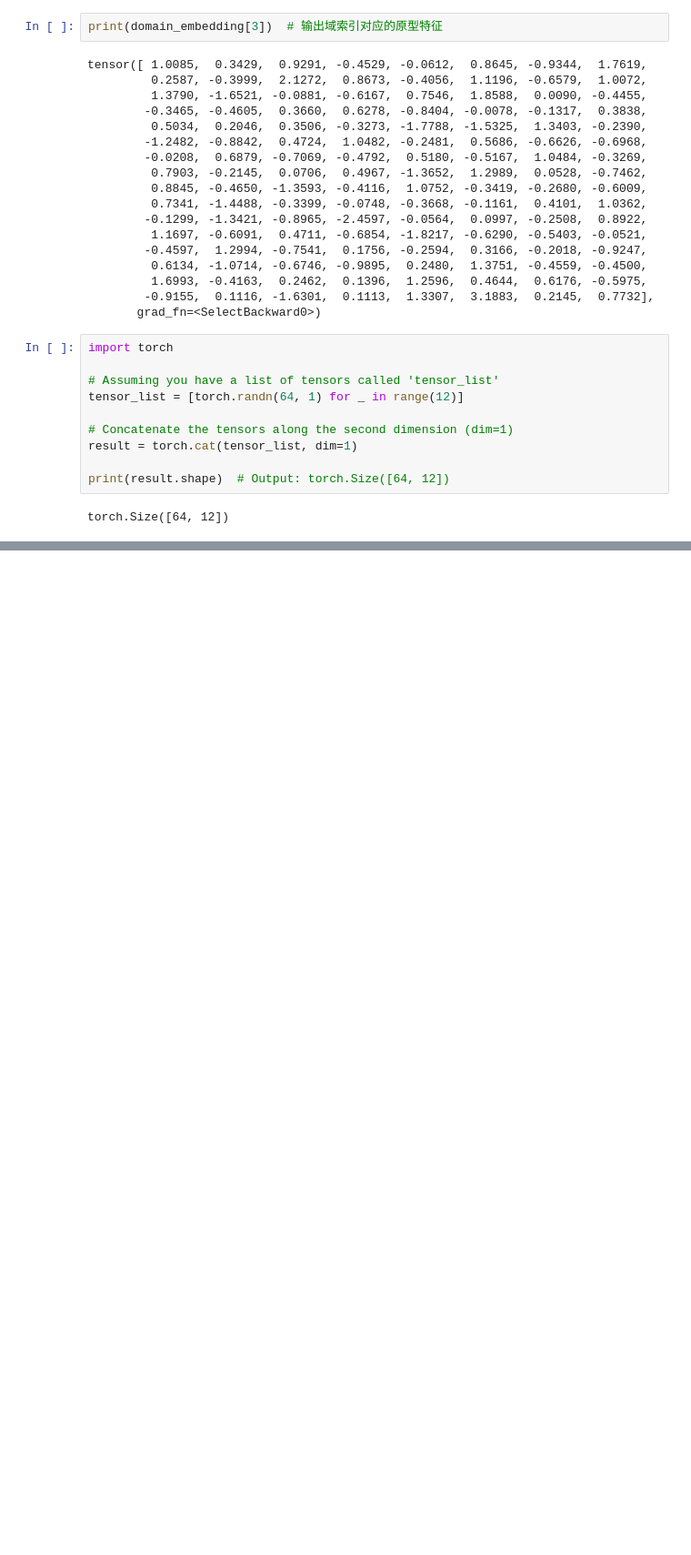
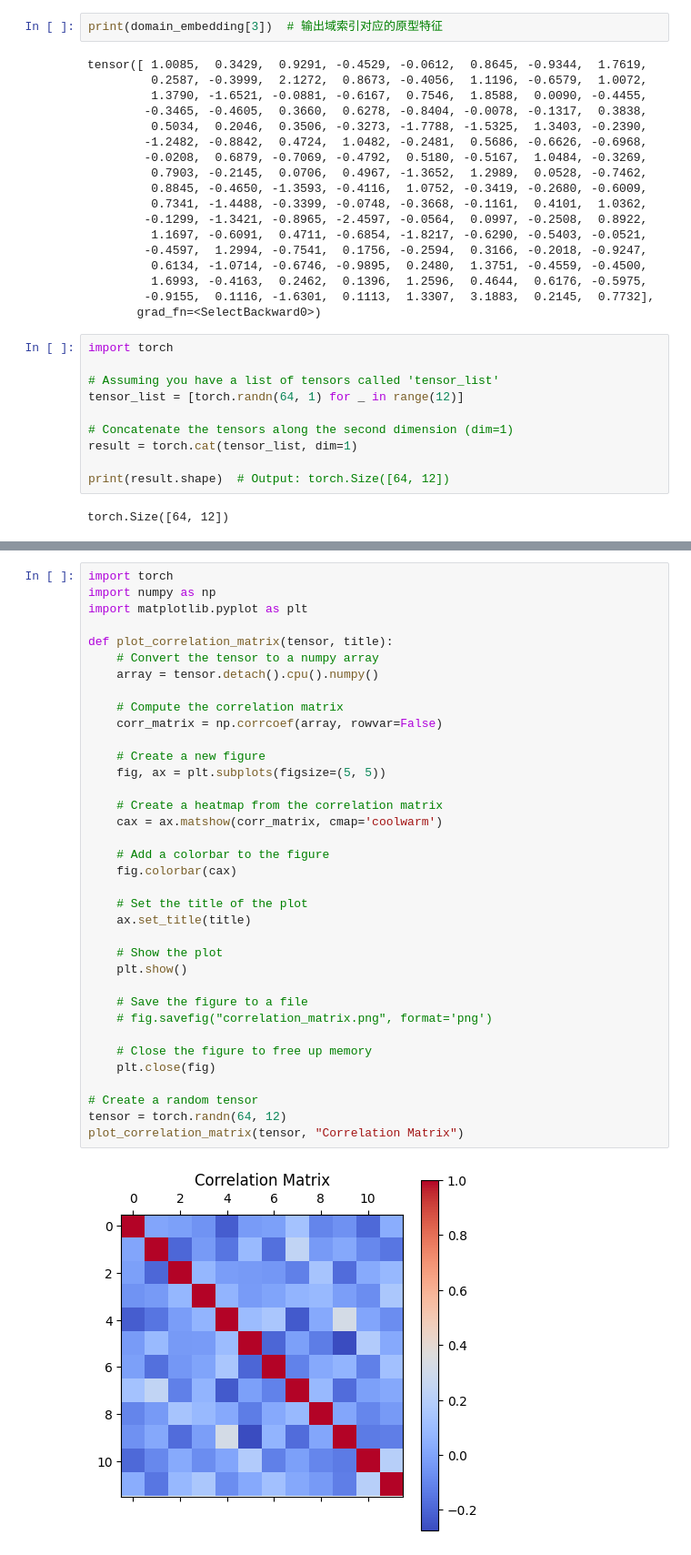
Before and after one commit to Anonymous-Sup/CVAE, a Jupyter notebook: play_test.ipynb, the cells around one changed output, grey strips where cells are left out. Shown at 91% size. Cells and saved outputs as stored; diff of their text form; blank space fills up the shorter version.

```diff
--- a/play_test.ipynb
+++ b/play_test.ipynb
@@ -68,0 +140,38 @@ torch.Size([64, 12])
+# %%
+import torch
+import numpy as np
+import matplotlib.pyplot as plt
+
+def plot_correlation_matrix(tensor, title):
+    # Convert the tensor to a numpy array
+    array = tensor.detach().cpu().numpy()
+
+    # Compute the correlation matrix
+    corr_matrix = np.corrcoef(array, rowvar=False)
+
+    # Create a new figure
+    fig, ax = plt.subplots(figsize=(5, 5))
+
+    # Create a heatmap from the correlation matrix
+    cax = ax.matshow(corr_matrix, cmap='coolwarm')
+
+    # Add a colorbar to the figure
+    fig.colorbar(cax)
+
+    # Set the title of the plot
+    ax.set_title(title)
+
+    # Show the plot
+    plt.show()
+
+    # Save the figure to a file
+    # fig.savefig("correlation_matrix.png", format='png')
+
+    # Close the figure to free up memory
+    plt.close(fig)
+
+# Create a random tensor
+tensor = torch.randn(64, 12)
+plot_correlation_matrix(tensor, "Correlation Matrix")
+# %% [output]
+[figure, added]
```
Also changed, not shown: parts of 1 cell of this notebook, 3 other files.
